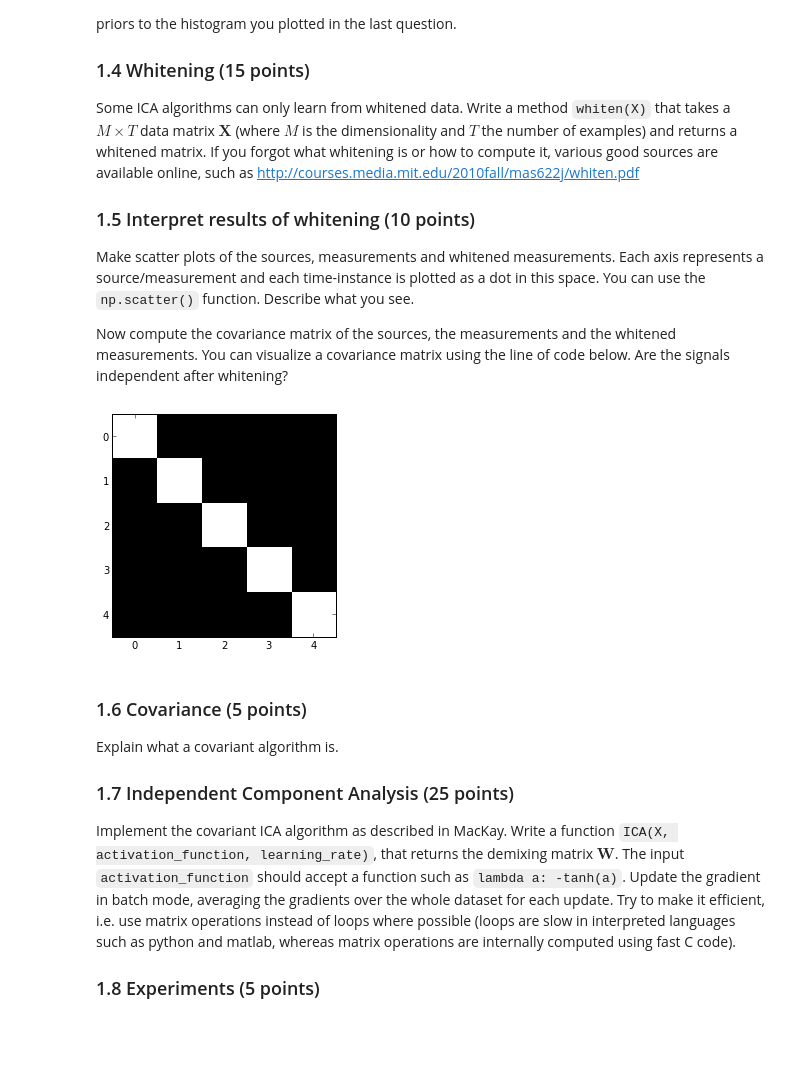
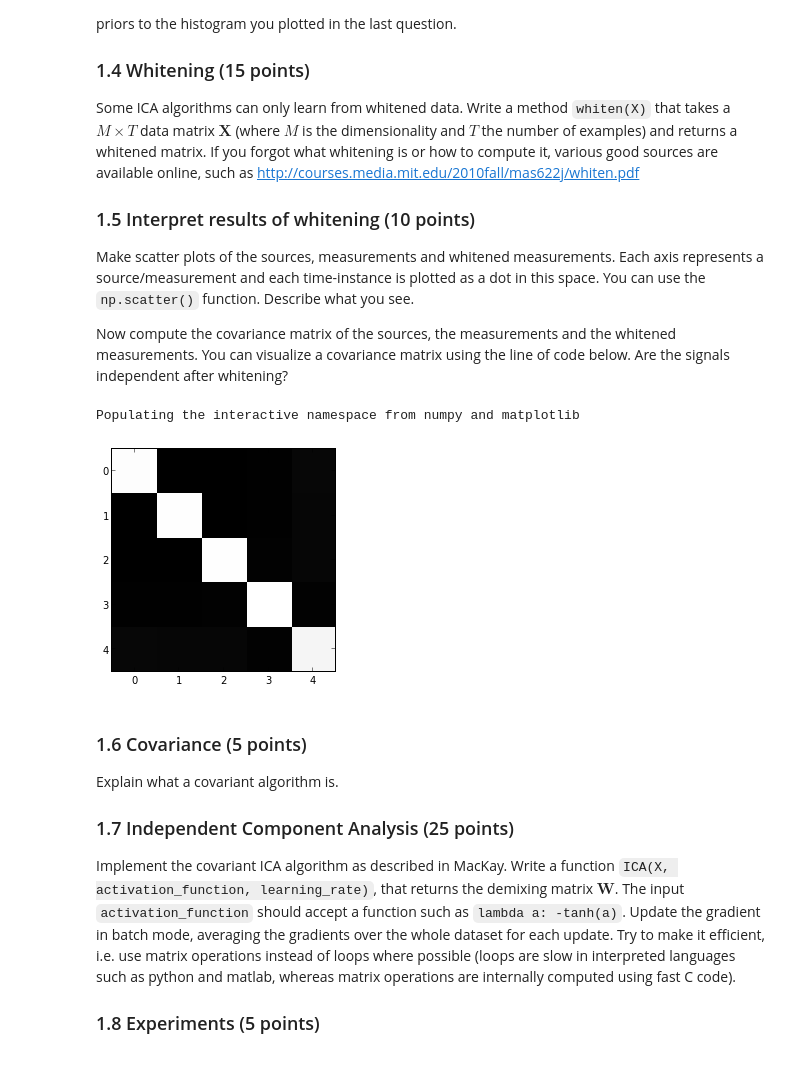
Before and after one commit to ackeune/MLPM, a Jupyter notebook: lab1/lab1.ipynb, the cells around one changed output. Drawn from its saved outputs; the diff is of its cells as text; code cells hidden in the pictures.

Commit message:
finished whitening

```diff
--- a/lab1/lab1.ipynb
+++ b/lab1/lab1.ipynb
@@ -130,11 +134,40 @@ Some ICA algorithms can only learn from whitened data. Write a method `whiten(X)
 Make scatter plots of the sources, measurements and whitened measurements. Each axis represents a source/measurement and each time-instance is plotted as a dot in this space. You can use the `np.scatter()` function. Describe what you see.
 
 Now compute the covariance matrix of the sources, the measurements and the whitened measurements. You can visualize a covariance matrix using the line of code below. Are the signals independent after whitening?
-# %%
-C = np.eye(5)  # Dummy matrix; compute covariance here
-ax = imshow(C, cmap='gray', interpolation='nearest')
-# %% [output]
-[figure, removed]
+# %%
+%pylab inline
+#C = np.eye(5)  # Dummy matrix; compute covariance here
+
+def whiten(X):
+    X = numpy.matrix(X)
+
+    #making the data have a zero mean
+    X = X - numpy.mean(X)
+    #calculating the covariance
+    A = numpy.dot(X.T,X)
+    #calculating the eigenvalues and eigenvectors
+    d,V = numpy.linalg.eigh(A)
+
+    epsilon = 0.1
+    D = numpy.diag(1./numpy.sqrt(d+epsilon))
+
+    #whitening matrix
+    W = numpy.dot(numpy.dot(V,D),V.T)
+
+    #whitening the data
+    X = numpy.dot(X,W)
+    return X
+
+
+Xwhitened = whiten(X)
+
+Xwhitened = np.squeeze(np.asarray(Xwhitened))
+
+C = numpy.cov(Xwhitened)
+ax = imshow(C, cmap='gray', interpolation='nearest')
+# %% [output]
+Populating the interactive namespace from numpy and matplotlib
+[figure, added]
 # %% [markdown]
 ### 1.6 Covariance (5 points)
 Explain what a covariant algorithm is.
```
Also changed, not shown: parts of 2 cells of this notebook.
